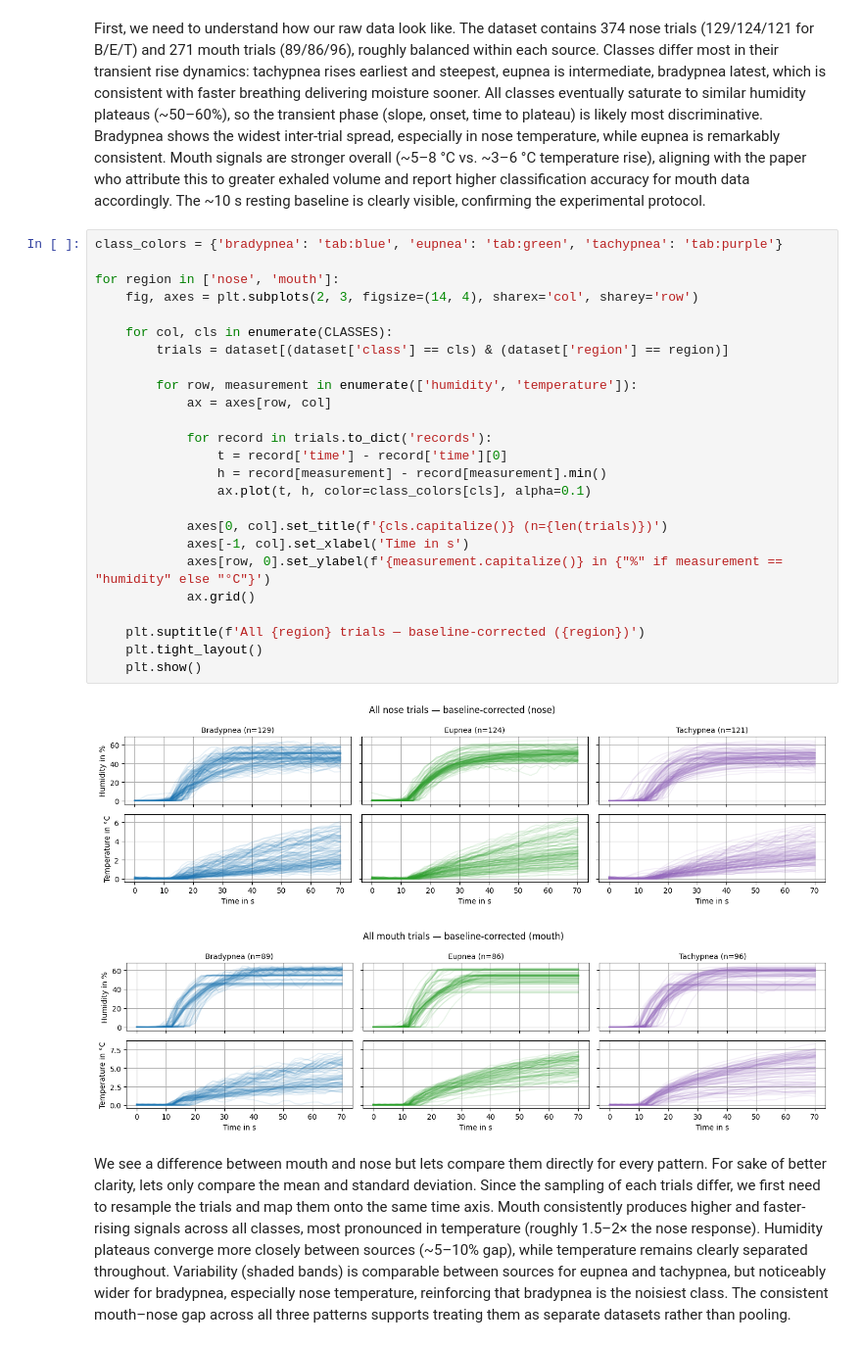
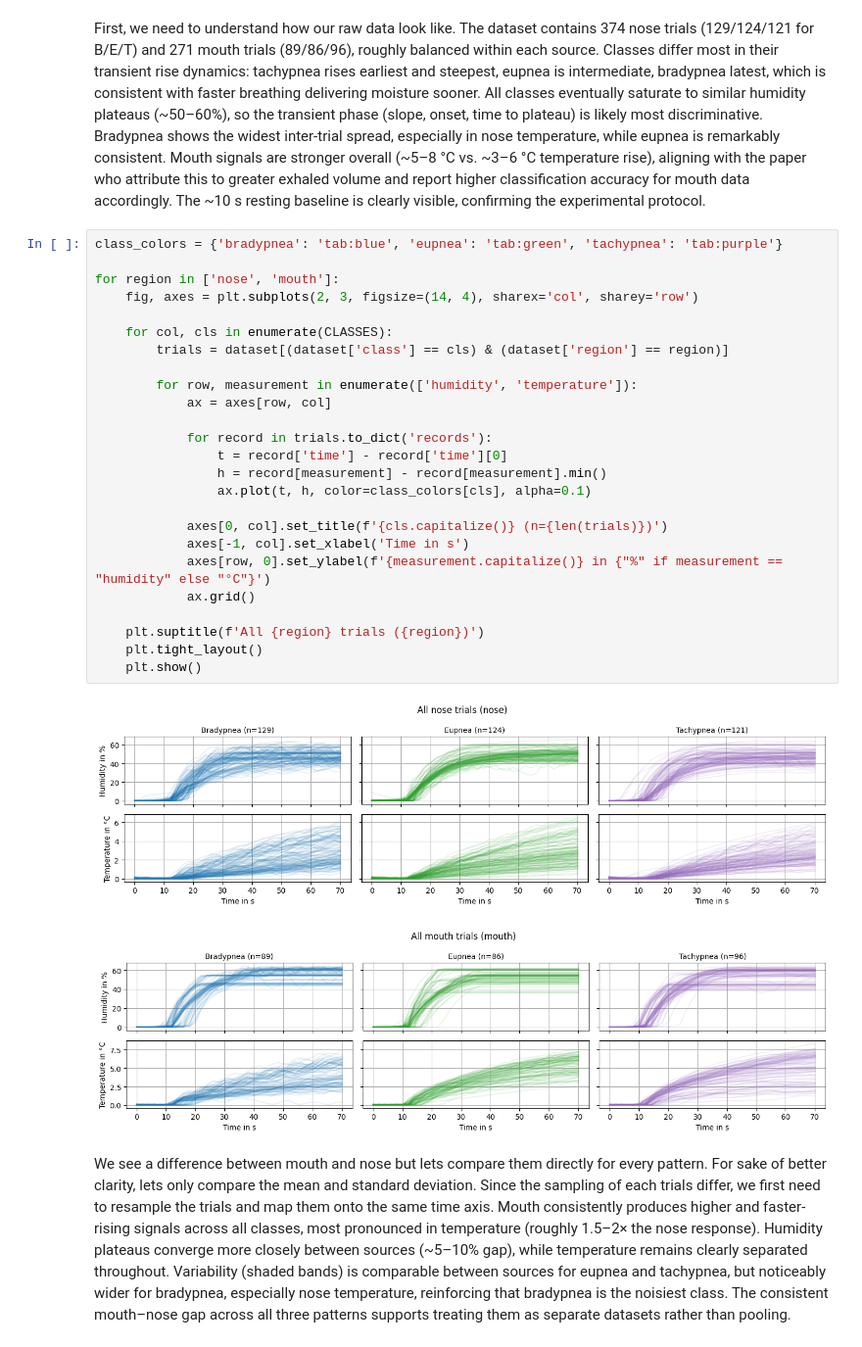
Before and after one commit to leon-rny/neural-network-breath-modeling, a Jupyter notebook: eda.ipynb, the cells around one changed output. Shown at 98% size. Cells and saved outputs as stored; diff of their text form.

```diff
--- a/eda.ipynb
+++ b/eda.ipynb
@@ -75,31 +79,31 @@ First, we need to understand how our raw data look like. The dataset contains 37
 # %%
 class_colors = {'bradypnea': 'tab:blue', 'eupnea': 'tab:green', 'tachypnea': 'tab:purple'}
 
 for region in ['nose', 'mouth']:
     fig, axes = plt.subplots(2, 3, figsize=(14, 4), sharex='col', sharey='row')
 
     for col, cls in enumerate(CLASSES):
         trials = dataset[(dataset['class'] == cls) & (dataset['region'] == region)]
 
         for row, measurement in enumerate(['humidity', 'temperature']):
             ax = axes[row, col]
 
             for record in trials.to_dict('records'):
                 t = record['time'] - record['time'][0]
                 h = record[measurement] - record[measurement].min()
                 ax.plot(t, h, color=class_colors[cls], alpha=0.1)
 
             axes[0, col].set_title(f'{cls.capitalize()} (n={len(trials)})')
             axes[-1, col].set_xlabel('Time in s')
             axes[row, 0].set_ylabel(f'{measurement.capitalize()} in {"%" if measurement == "humidity" else "°C"}')
             ax.grid()
 
-    plt.suptitle(f'All {region} trials — baseline-corrected ({region})')
+    plt.suptitle(f'All {region} trials ({region})')
     plt.tight_layout()
     plt.show()
 # %% [output]
-[figure, old version]
+[figure, new version]
-[figure, old version]
+[figure, new version]
 # %% [markdown]
 We see a difference between mouth and nose but lets compare them directly for every pattern. For sake of better clarity, lets only compare the mean and standard deviation. Since the sampling of each trials differ, we first need to resample the trials and map them onto the same time axis. Mouth consistently produces higher and faster-rising signals across all classes, most pronounced in temperature (roughly 1.5–2× the nose response). Humidity plateaus converge more closely between sources (~5–10% gap), while temperature remains clearly separated throughout. Variability (shaded bands) is comparable between sources for eupnea and tachypnea, but noticeably wider for bradypnea, especially nose temperature, reinforcing that bradypnea is the noisiest class. The consistent mouth–nose gap across all three patterns supports treating them as separate datasets rather than pooling.
 # %%
```
Also changed, not shown: parts of 6 cells of this notebook.
